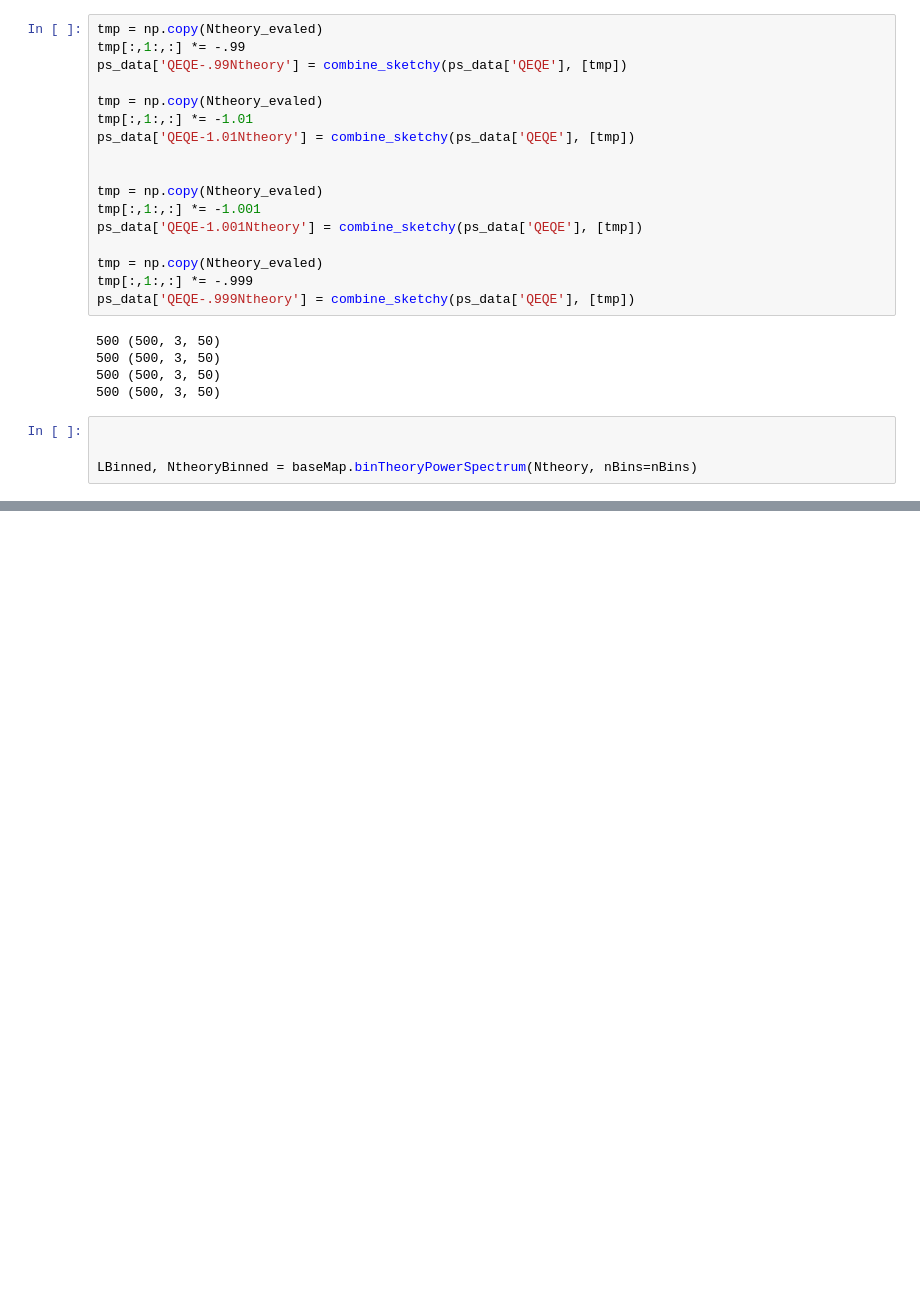
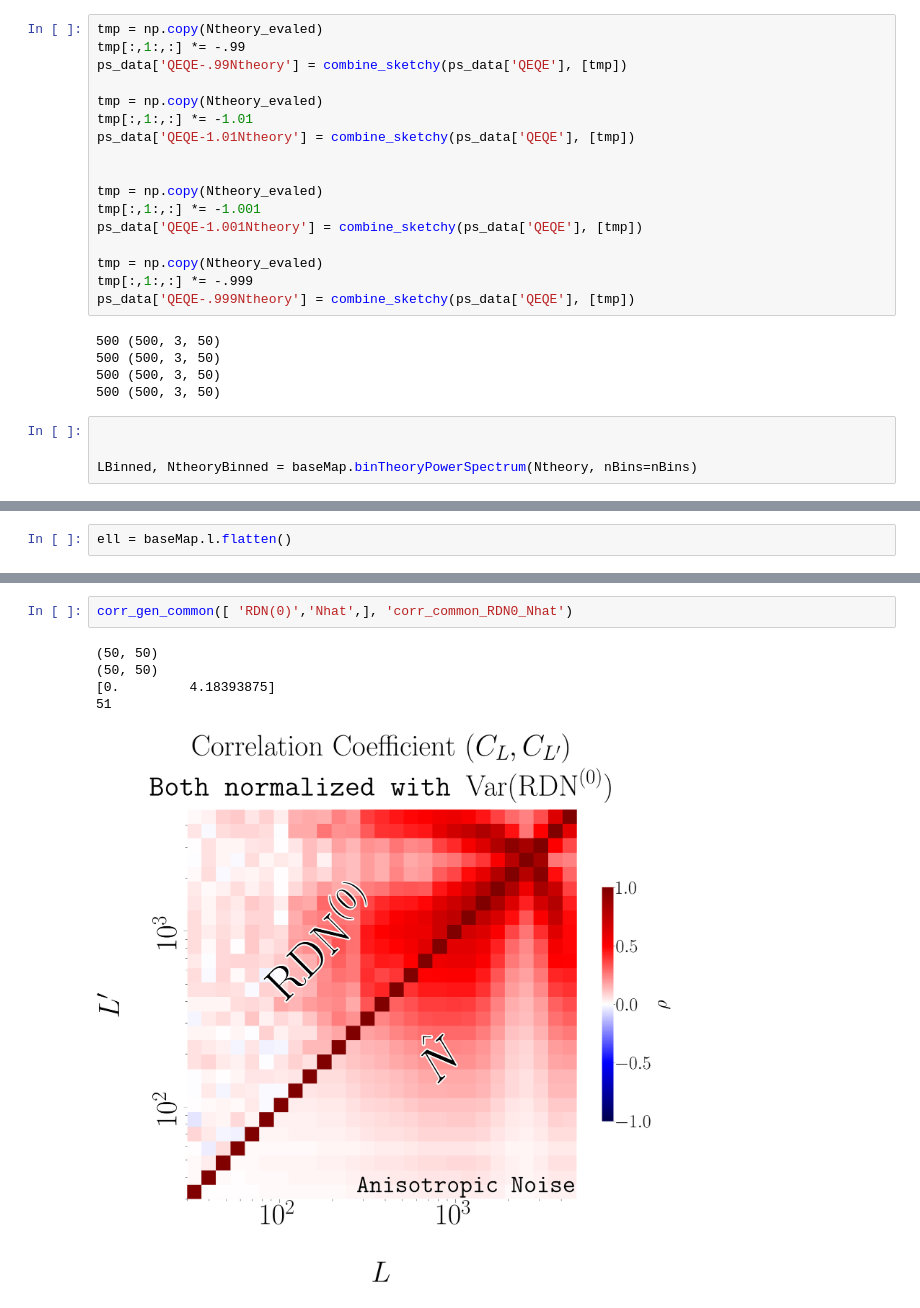
Before and after one commit to DelonShen/LensQuEst, a Jupyter notebook: dev/figs_unmasked_anisotropic_noise.ipynb, the cells around one changed output, grey strips where cells are left out. Saved outputs shown, nothing was run; the diff lists cells and outputs as text; blank space fills up the shorter version.

Commit message:
more tweaking of figure presentation

```diff
--- a/dev/figs_unmasked_anisotropic_noise.ipynb
+++ b/dev/figs_unmasked_anisotropic_noise.ipynb
@@ -756,0 +733,2 @@ plt.savefig('figures/mNhat_vs_mNtheory_TgradT_weights_pMCMCN1_hybrid_aniso.pdf',
+# %%
+ell = baseMap.l.flatten()
@@ -756,0 +917,8 @@ plt.savefig('figures/mNhat_vs_mNtheory_TgradT_weights_pMCMCN1_hybrid_aniso.pdf',
+# %%
+corr_gen_common([ 'RDN(0)','Nhat',], 'corr_common_RDN0_Nhat')
+# %% [output]
+(50, 50)
+(50, 50)
+[0.         4.18393875]
+51
+[figure, added]
```
Also changed, not shown: parts of 11 cells of this notebook, 19 other files.
